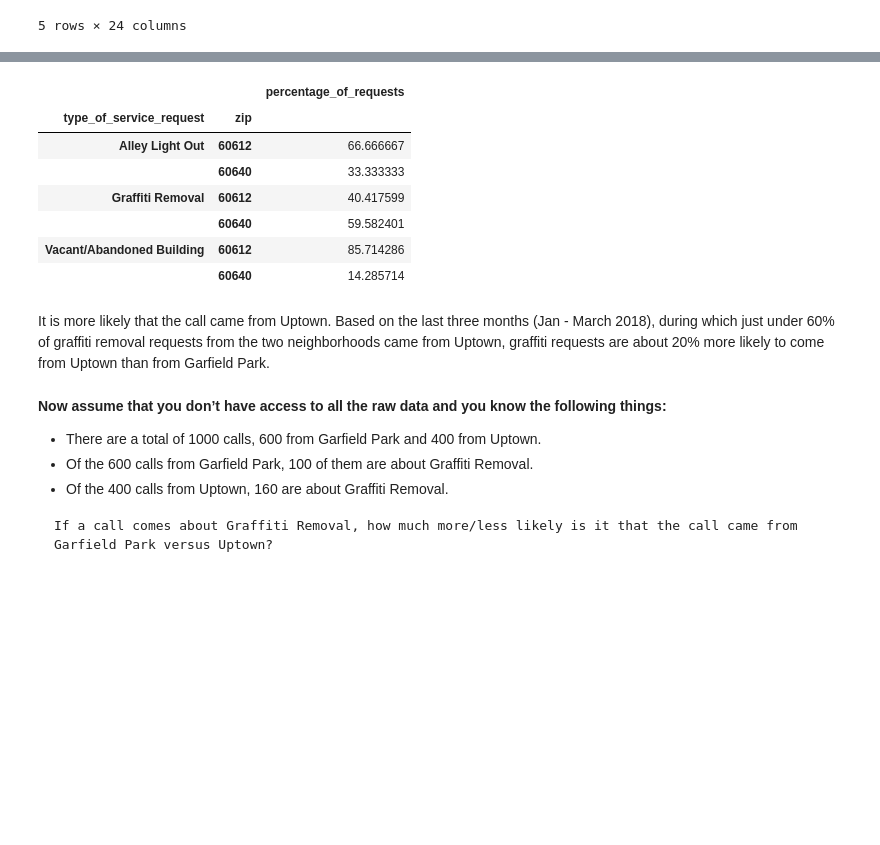
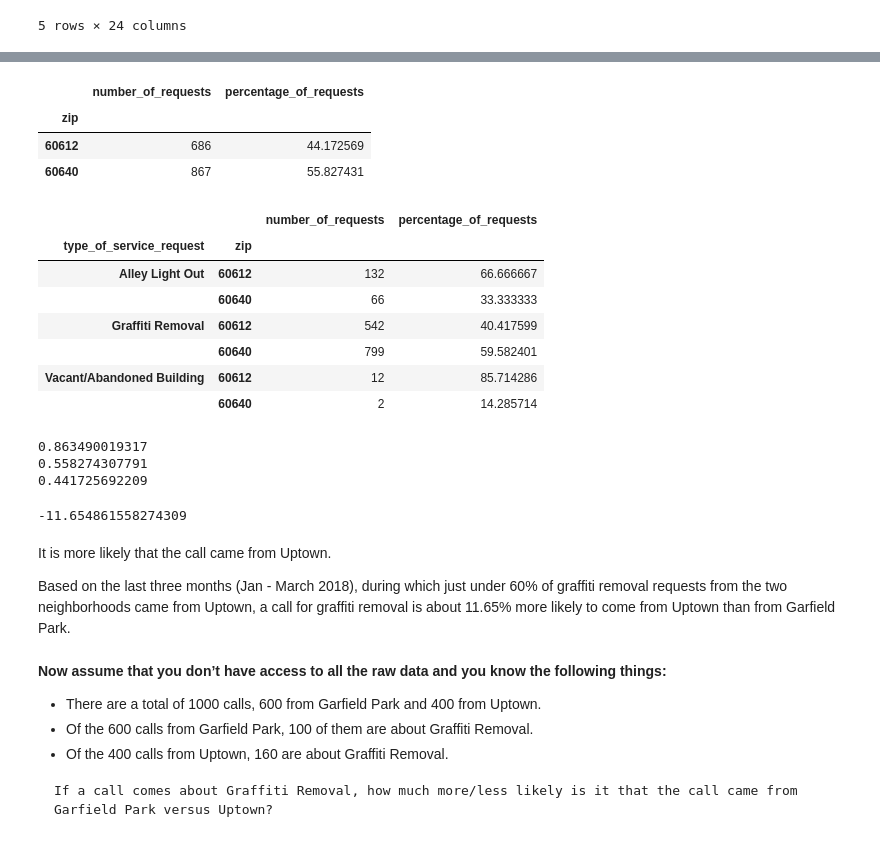
Before and after one commit to lorenh516/exploration_311, a Jupyter notebook: chicago_svc_req_exploration.ipynb, the cells around one changed output, grey strips where cells are left out. Saved outputs shown, nothing was run; the diff lists cells and outputs as text; code cells hidden in the pictures; blank space fills up the shorter version.

```diff
--- a/chicago_svc_req_exploration.ipynb
+++ b/chicago_svc_req_exploration.ipynb
@@ -726,15 +739,25 @@ zip_df_clean.head()
+# %%
+neighborhood_probs = zip_df_clean[['zip', 'service_request_number']].groupby(['zip']).count()
+neighborhood_probs['percentage_of_requests'] = ((zip_df_clean[['zip', 'service_request_number']].groupby(['zip']).count() / zip_df_clean[['zip', 'service_request_number']].groupby('zip').count().sum()) * 100)['service_request_number']
+neighborhood_probs.rename(columns = {'zip': 'zip', 'service_request_number': 'number_of_requests', 'percentage_of_requests': 'percentage_of_requests'}, inplace=True)
+neighborhood_probs
+# %% [output]
+|  | number_of_requests | percentage_of_requests |
+| zip |  |  |
+| 60612 | 686 | 44.172569 |
+| 60640 | 867 | 55.827431 |
 # %%
-zip_request_probs = ((zip_df_clean[['type_of_service_request', 'zip', 'service_request_number']].groupby(['type_of_service_request', 'zip']).count() / zip_df_clean[['type_of_service_request', 'zip', 'service_request_number']].groupby('type_of_service_request').count()) * 100)
-zip_request_probs = zip_request_probs.drop(['zip'], axis = 1)
-zip_request_probs.rename(columns = {'type_of_service_request': 'type_of_service_request', 'service_request_number': 'percentage_of_requests'}, inplace=True)
+zip_request_probs = zip_df_clean[['type_of_service_request', 'zip', 'service_request_number']].groupby(['type_of_service_request', 'zip']).count()
+zip_request_probs['percentage_of_requests'] = ((zip_df_clean[['type_of_service_request', 'zip', 'service_request_number']].groupby(['type_of_service_request', 'zip']).count() / zip_df_clean[['type_of_service_request', 'zip', 'service_request_number']].groupby('type_of_service_request').count()) * 100)['service_request_number']
+zip_request_probs.rename(columns = {'type_of_service_request': 'type_of_service_request', 'service_request_number': 'number_of_requests', 'percentage_of_requests': 'percentage_of_requests'}, inplace=True)
 
 zip_request_probs
 # %% [output]
-|  |  | percentage_of_requests |
-| type_of_service_request | zip |  |
-| Alley Light Out | 60612 | 66.666667 |
-|  | 60640 | 33.333333 |
-| Graffiti Removal | 60612 | 40.417599 |
-|  | 60640 | 59.582401 |
-| Vacant/Abandoned Building | 60612 | 85.714286 |
-|  | 60640 | 14.285714 |
+|  |  | number_of_requests | percentage_of_requests |
+| type_of_service_request | zip |  |  |
+| Alley Light Out | 60612 | 132 | 66.666667 |
+|  | 60640 | 66 | 33.333333 |
+| Graffiti Removal | 60612 | 542 | 40.417599 |
+|  | 60640 | 799 | 59.582401 |
+| Vacant/Abandoned Building | 60612 | 12 | 85.714286 |
+|  | 60640 | 2 | 14.285714 |
@@ -740,0 +769,13 @@ zip_request_probs
+# %%
+probs_graffiti = request_probs.loc['Graffiti Removal', 'number_of_requests'] / (request_probs.number_of_requests.sum())
+print(probs_graffiti)
+
+probs_uptown = neighborhood_probs.loc['60640', 'number_of_requests'] / (neighborhood_probs.number_of_requests.sum())
+print(probs_uptown)
+
+probs_garfield = neighborhood_probs.loc['60612', 'number_of_requests'] / (neighborhood_probs.number_of_requests.sum())
+print(probs_garfield)
+# %% [output]
+0.863490019317
+0.558274307791
+0.441725692209
@@ -741,5 +785,13 @@ zip_request_probs
+# %%
+likelihood_diff = prob_garfield_call - prob_uptown_call
+likelihood_diff_pct = likelihood_diff * 100
+likelihood_diff_pct
+# %% [output]
+-11.654861558274309
 # %% [markdown]
-It is more likely that the call came from Uptown. Based on the last three months (Jan - March 2018), during which just under 60% of graffiti removal requests from the two neighborhoods came from Uptown, graffiti requests are about 20% more likely to come from Uptown than from Garfield Park.
+It is more likely that the call came from Uptown.
+
+Based on the last three months (Jan - March 2018), during which just under 60% of graffiti removal requests from the two neighborhoods came from Uptown, a call for graffiti removal is about 11.65% more likely to come from Uptown than from Garfield Park.
 # %% [markdown]
 **Now assume that you don’t have access to all the raw data and you know the following things:**
 
```
Also changed, not shown: parts of 7 cells of this notebook.
